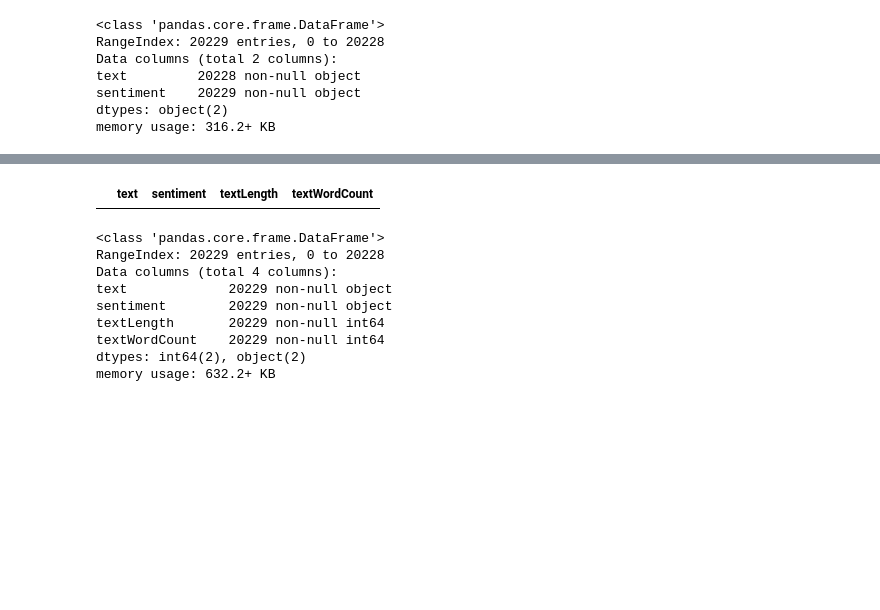
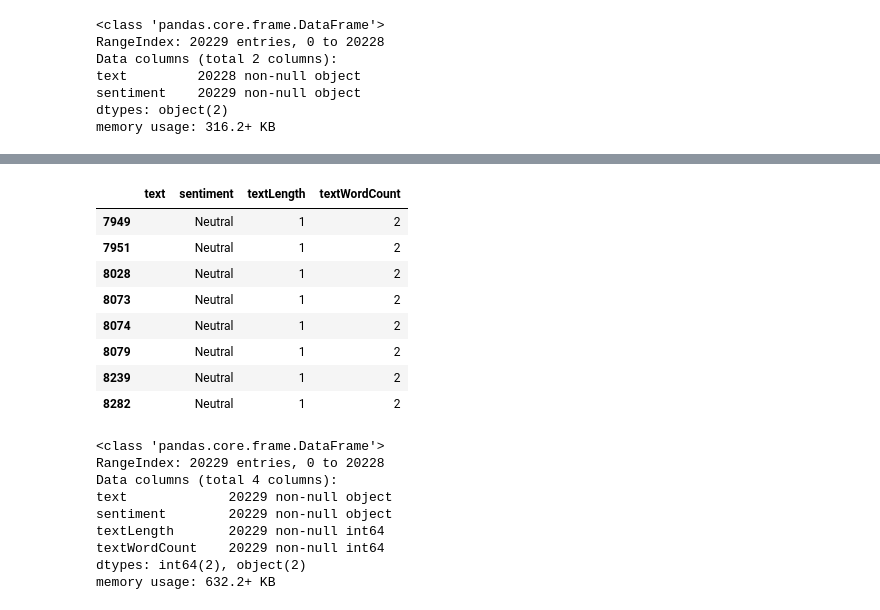
Before and after one commit to conorfrailey/MLpractice, a Jupyter notebook: Amazon Coding Challenge.ipynb, the cells around one changed output, grey strips where cells are left out. Saved outputs shown, nothing was run; the diff lists cells and outputs as text; code cells hidden in the pictures; blank space fills up the shorter version.

```diff
--- a/Amazon Coding Challenge.ipynb
+++ b/Amazon Coding Challenge.ipynb
@@ -34,4 +34,4 @@ import csv
 Using TensorFlow backend.
 # %%
 data = pd.read_csv('RomanUrduDataSet.csv',sep=',',names=['text','sentiment'],index_col=False,
-                  quotechar='"',na_values='NULL')
+                  quotechar='"')
@@ -57,0 +70,2 @@ Name: sentiment, dtype: int64
+# %%
+data.loc[data['sentiment'] == 'Neative', 'sentiment'] = 'Negative'
@@ -92,3 +88,0 @@ data.sample(60)
-# %%
-data['text'] = data['text'].apply(str)
-data['sentiment'] = data['sentiment'].apply(str)
@@ -96,9 +114,17 @@ data['sentiment'] = data['sentiment'].apply(str)
 data['textLength'] = data['text'].apply(len)
 data['textWordCount'] = data['text'].apply(lambda x: len(x.split(' ')))
 # %%
-data[data['textLength']==0]
+data[data['text']==' ']
 # %% [output]
 |  | text | sentiment | textLength | textWordCount |
+| 7949 |  | Neutral | 1 | 2 |
+| 7951 |  | Neutral | 1 | 2 |
+| 8028 |  | Neutral | 1 | 2 |
+| 8073 |  | Neutral | 1 | 2 |
+| 8074 |  | Neutral | 1 | 2 |
+| 8079 |  | Neutral | 1 | 2 |
+| 8239 |  | Neutral | 1 | 2 |
+| 8282 |  | Neutral | 1 | 2 |
 # %%
 data.info()
 # %% [output]
```
Also changed, not shown: parts of 44 cells of this notebook, 2 other files.
